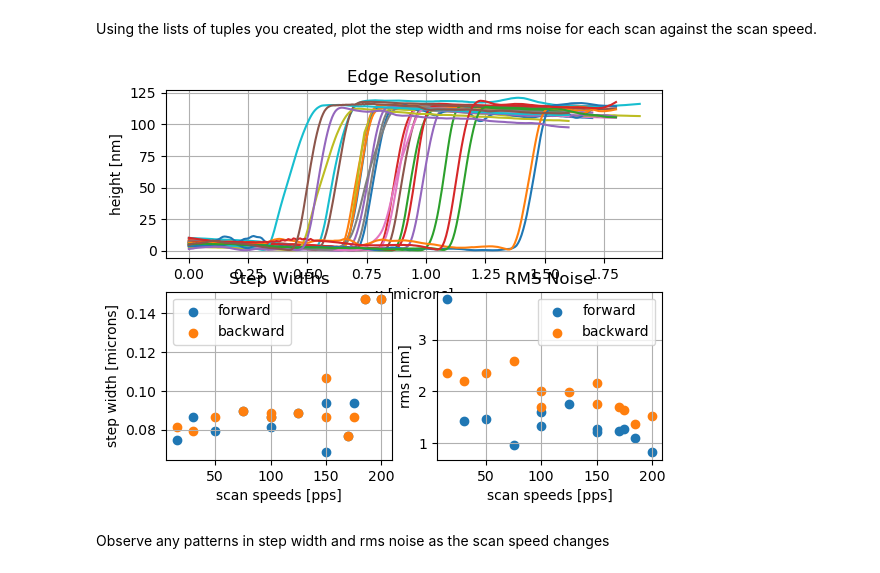
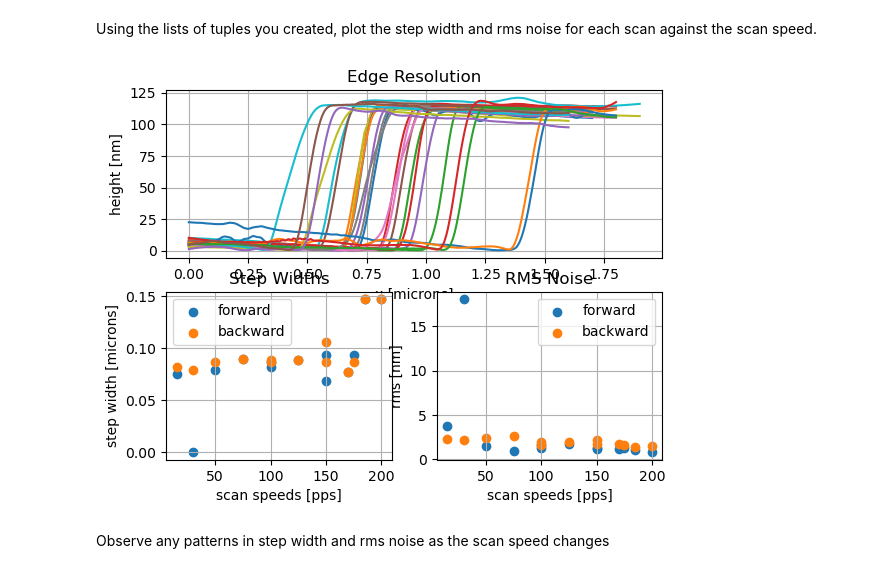
Before and after one commit to qt3uw/AFMLab, a Jupyter notebook: LabDemo.ipynb, the cells around one changed output. Drawn from its saved outputs; the diff is of its cells as text; code cells hidden in the pictures.

```diff
--- a/LabDemo.ipynb
+++ b/LabDemo.ipynb
@@ -43,14 +42,14 @@ for afmscan in afmscans:
     print("Backward Scan: " + str(afmscan.backward))
     afmscan.get_edge().volt_to_height().find_features().plot_edge()
     plt.show()
-    top = input()
-    bottom = input()
-    step = (top, bottom)
-    print(step)
+    top = float(input("Top Coordinate: "))
+    bottom = float(input("Bottom Coordinate: "))
     if afmscan.backward:
-        back_steps.append(step)
+        back_steps.append((top, bottom))
     else:
-        steps.append(step)
+        steps.append((top, bottom))
+
+print('steps: ', str(steps), 'back_steps: ', back_steps, sep='\n')
 # %% [output]
 Backward Scan: False
 Maxima: [0.0204 0.0408 0.102  0.272  0.374  0.4556 0.5848 0.8704 1.1696 1.2512
@@ -62,12 +97,12 @@ Coordinates:
 # %% [markdown]
 Using the lists of tuples you created, plot the step width and rms noise for each scan against the scan speed.
 # %%
-steps = [(0.8704, 0.6868), (1.0584, 0.8496), (1.088, 0.8908), (0.9792, 0.7632), (0.8132, 0.6384), (0.8092, 0.6256),
-         (1.1456, 0.9664), (0.8496, 0.6336), (0.9984, 0.6784), (0.7104, 0.4352), (1.5408, 1.296), (1.2528, 1.0728),
-         (0.64, 0.4544)]
-back_steps = [(0.816, 0.6324), (0.9936, 0.7848), (0.9996, 0.8092), (0.8784, 0.6768), (0.7828, 0.5244), (0.8364, 0.6256),
-              (1.0688, 0.8512), (0.7344, 0.5328), (0.896, 0.5952), (0.5824, 0.3136), (1.5192, 1.3464), (1.224, 1.044),
-              (0.608, 0.4224)]
+# steps = [(0.8704, 0.6868), (1.0584, 0.8496), (1.0888, 0.908), (0.9792, 0.7632), (0.8132, 0.6384), (0.8092, 0.6256),
+#          (1.1456, 0.9664), (0.8496, 0.6336), (0.9984, 0.6784), (0.7104, 0.4352), (1.5408, 1.296), (1.2528, 1.0728),
+#          (0.64, 0.4544)]
+# back_steps = [(0.816, 0.6324), (0.9936, 0.7848), (0.9996, 0.8092), (0.8784, 0.6768), (0.7828, 0.5244), (0.8364, 0.6256),
+#               (1.0688, 0.8512), (0.7344, 0.5328), (0.896, 0.5952), (0.5824, 0.3136), (1.5192, 1.3464), (1.224, 1.044),
+#               (0.608, 0.4224)]
 
 # empty lists for plotting
 step_widths, back_step_widths, scan_speeds, back_scan_speeds, scan_rms, back_scan_rms, scan_pid, back_scan_pid \
@@ -91,33 +126,33 @@ for afmscan, step in zip(afmscans, [item for pair in zip(steps, back_steps) for
     # forward scans
     else:
         scan_speeds.append(afmscan.speed)
         step_widths.append(afmscan.get_step_width(step))
         scan_rms.append(afmscan.get_noise((0, step[1])))
         scan_pid.append(afmscan.pid[0])
     # plot slice of edge
     ax1.plot(np.linspace(0, afmscan.width, afmscan.res), afmscan.denoise())
 
 ax1.set_title('Edge Resolution')
 ax1.set_xlabel('x [microns]')
 ax1.set_ylabel('height [nm]')
 
 # plot step width against scan speed
 [ax2.scatter(x, y, label=direction) for x, y, direction in
  zip([scan_speeds, back_scan_speeds], [step_widths, back_step_widths], ['forward', 'backward'])]
 ax2.set_title('Step Widths')
 ax2.set_xlabel('scan speeds [pps]')
 ax2.set_ylabel('step width [microns]')
 ax2.legend()
 # plot rms noise against scan speed
 [ax3.scatter(x, y, label=direction) for x, y, direction in
  zip([scan_speeds, back_scan_speeds], [scan_rms, back_scan_rms], ['forward', 'backward'])]
 ax3.set_title('RMS Noise')
 ax3.set_xlabel('scan speeds [pps]')
 ax3.set_ylabel('rms [nm]')
 ax3.legend()
 
 plt.show()
 # %% [output]
-[figure, old version]
+[figure, new version]
 # %% [markdown]
 Observe any patterns in step width and rms noise as the scan speed changes
```
Also changed, not shown: parts of 2 cells of this notebook.
